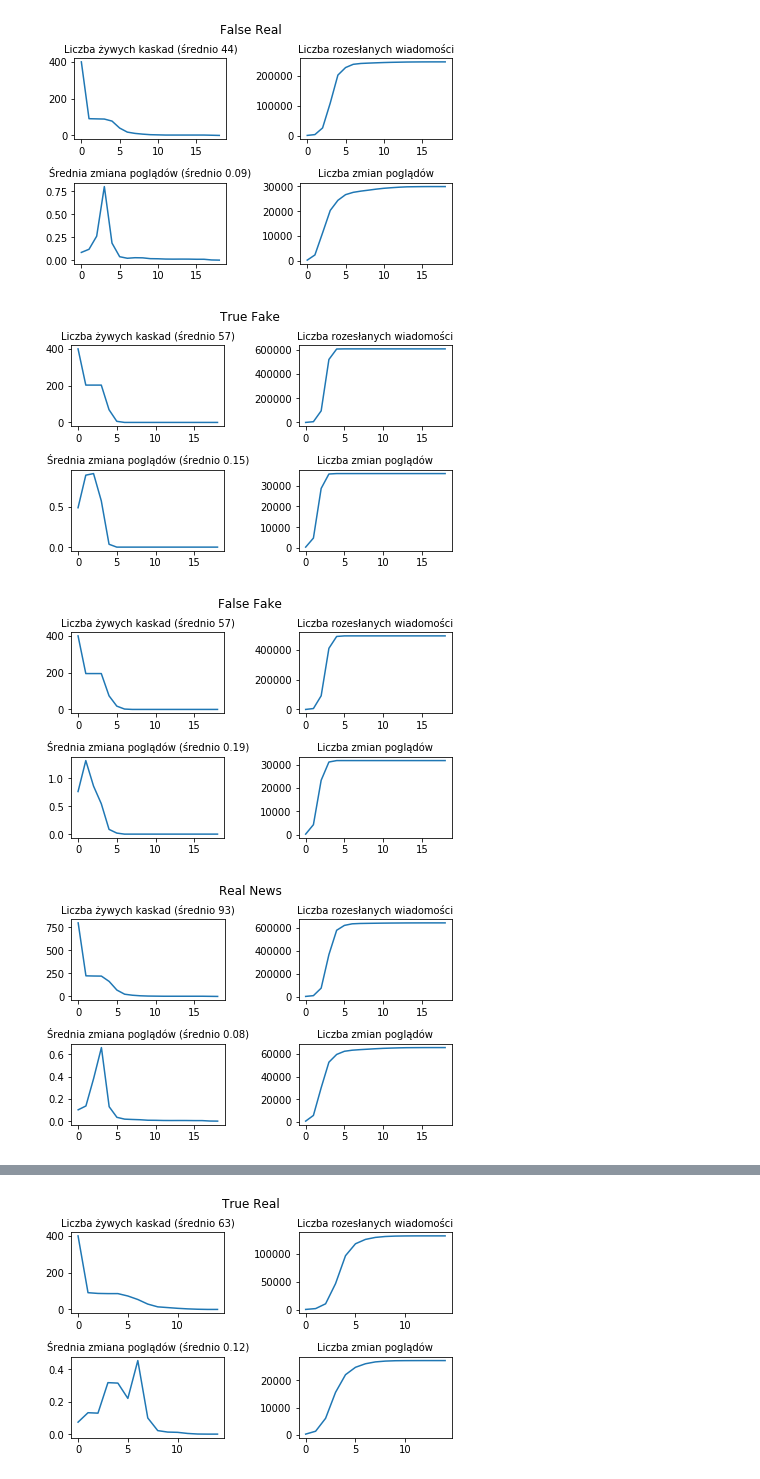
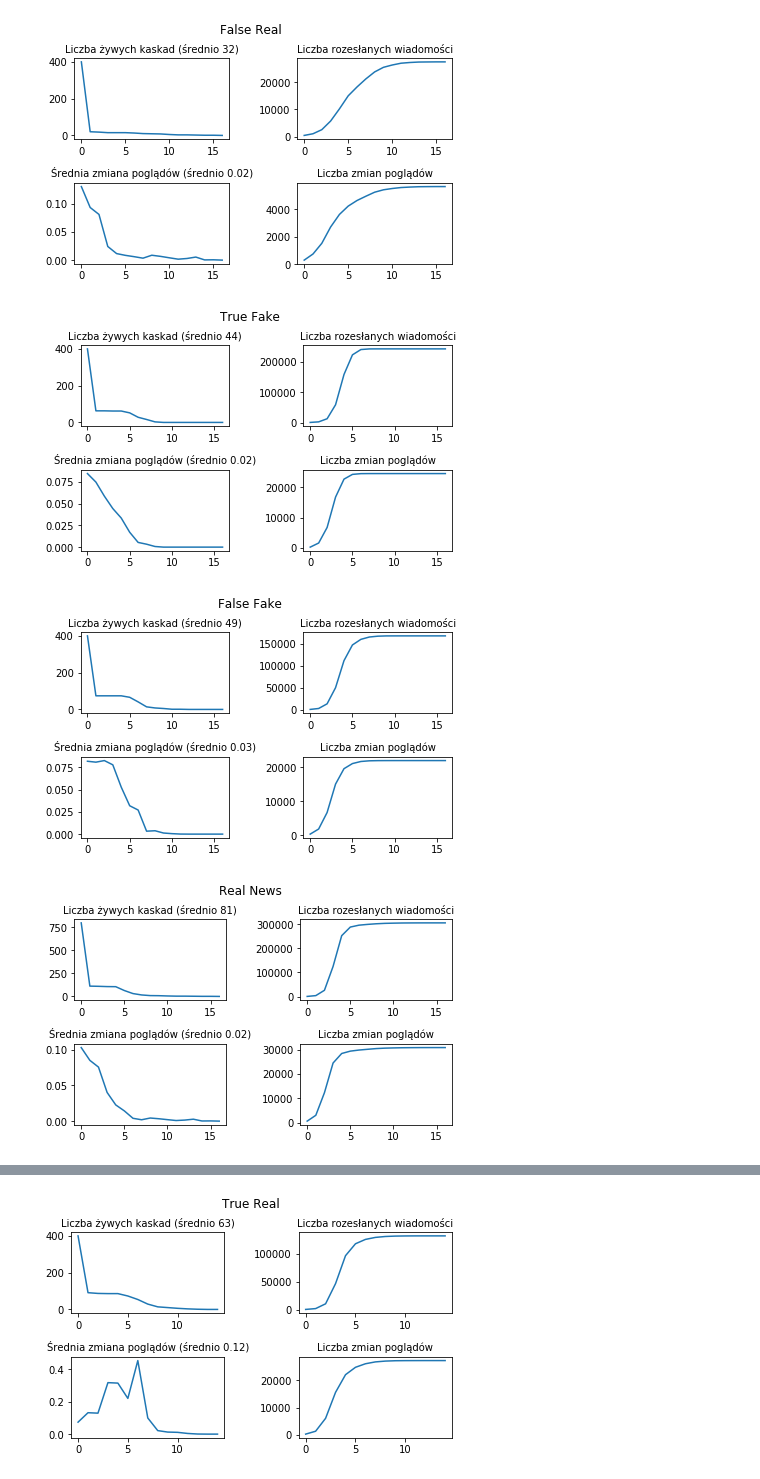
Before and after one commit to MichalKucko/FakeNews, a Jupyter notebook: fake_news.ipynb, the cells around one changed output, grey strips where cells are left out. Drawn from its saved outputs; the diff is of its cells as text; code cells hidden in the pictures.

```diff
--- a/fake_news.ipynb
+++ b/fake_news.ipynb
@@ -13,7 +13,8 @@ class Cascade:
   def __init__(self, inode):
     self.alive = True   # kaskada umiera, gdy nie ma nowych czytelników
     self.cnt = [1]   # liczby wysłanych wiadomości w kolejnych iteracjach
-    self.next = [inode]   # lista węzłów, do których news ma być przesłay w kolejnej iteracji
+    self.next = [inode]   # lista węzłów, do których news ma być przesłany w kolejnej iteracji
+    self.deathIter = 10000   # iteracja, w której kaskada umarła
 
 class News(ABC):
   def __init__(self, _id, _claim=True, _pers=0.5):
@@ -361,6 +362,7 @@ def simulation(niters, newsList, network):
         cascade.cnt.append(cascade.cnt[-1] + len(new_next))
         if not(new_next):
           cascade.alive = False
+          cascade.deathIter = iter
 
       news.nAliveCascades.append(sum([cascade.alive for cascade in news.cascades]))
       news.influence.append(np.mean(new_influence) if new_influence else 0)
@@ -455,21 +517,21 @@ def beliefgen_3clusters(nFacts):
 nnodes = 2000 #Ilość agentów w sieci
 network = nx.watts_strogatz_graph(nnodes, 30, 0.5) #Utworzenie losowej sieci
 nFacts = 20   # do każdego faktu 4 newsy - prawdziwy real, fałszywy real, prawdziwy fake, fałszywy fake
-facts = dict(zip(range(nFacts), np.random.choice([True, False], nFacts)))  #generowanie prawdziewości faktów
+facts = dict(zip(range(nFacts), np.random.choice([True, False], nFacts)))  #generowanie prawdziwości faktów
 #Wypełnianie losowej sieci agentami
 for inode in network:
   beliefs = dict(zip(range(nFacts), np.random.uniform(size=nFacts)))
-  network.nodes[inode]['agent'] = AgentConfident(beliefs, _dfaith=max(0, min(1, np.random.normal(0.2, 1/30))), _dconfidence=max(0, min(1, np.random.normal(0.2, 1/30))))
+  network.nodes[inode]['agent'] = AgentRational(beliefs, _dfaith=max(0, min(1, np.random.normal(0.2, 1/30))), _dconfidence=max(0, min(1, np.random.normal(0.2, 1/30))))
   network.nodes[inode]['news'] = []
 #Parametry tworzenia sieci klastrowej
 simularity_comp = 0.9
 sociality_comp = 0.1
-claster_network = clasterNetwork(nnodes,simularity_comp,sociality_comp,beliefgen_2clusters,AgentRational)
-claster_network2 = clasterNetwork(nnodes,simularity_comp,sociality_comp,beliefgen_3clusters,AgentRational)
+#claster_network = clasterNetwork(nnodes,simularity_comp,sociality_comp,beliefgen_2clusters,AgentRational)
+#claster_network2 = clasterNetwork(nnodes,simularity_comp,sociality_comp,beliefgen_3clusters,AgentRational)
 niters = 100 #maksymalna ilość iteracji
 nStartNodes = 20   # liczba startowych węzłów dla każdego newsa
 # %%
-newsList = startNewsV2(nStartNodes,facts,network)
+newsList = startNews(nStartNodes,facts,network)
 newsInfo = simulation(niters, newsList, network)
 drawPlots(newsInfo['newsList'],newsInfo['iter'])
 # %% [output]
@@ -477,4 +539,4 @@ drawPlots(newsInfo['newsList'],newsInfo['iter'])
-[figure, old version]
+[figure, new version]
-[figure, old version]
+[figure, new version]
-[figure, old version]
+[figure, new version]
-[figure, old version]
+[figure, new version]
```
Also changed, not shown: parts of 5 cells of this notebook.
